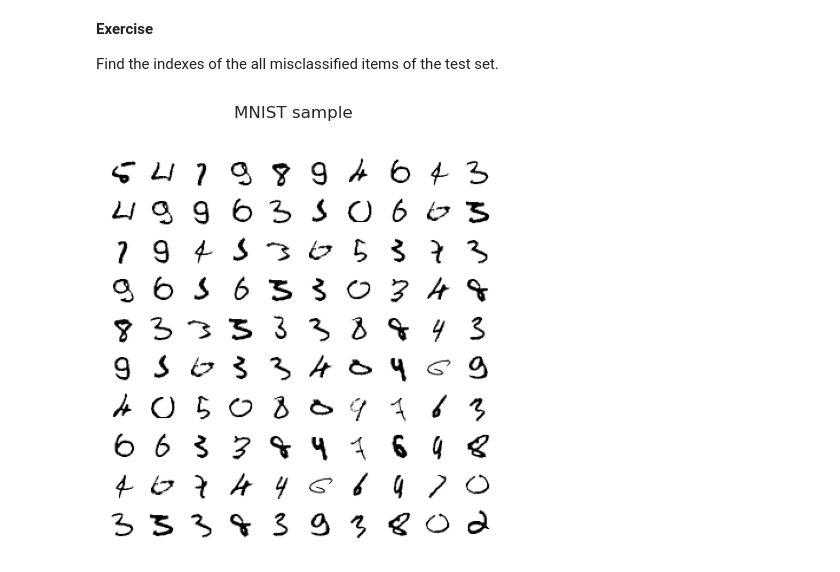
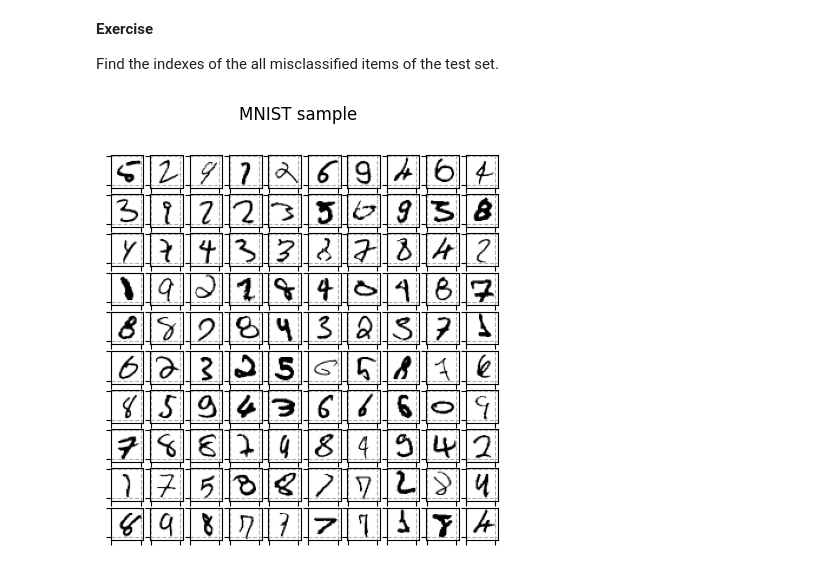
Before and after one commit to LUMC/EfDS, a Jupyter notebook: 13_ml/keras.ipynb, the cells around one changed output. Cells and saved outputs as stored; diff of their text form; code cells hidden in the pictures.

```diff
--- a/13_ml/keras.ipynb
+++ b/13_ml/keras.ipynb
@@ -125,5 +125,5 @@ for i in range(10):
         axes[i,j].grid('on', linestyle='--')
         axes[i,j].set_xticklabels([])
         axes[i,j].set_yticklabels([])
-        axes[i,j].imshow(x_train[(i+1)*(j+1)-1], cmap='Greys')
+        axes[i,j].imshow(x_train[10*i+j], cmap='Greys')
 # %% [output]
@@ -259,11 +298,11 @@ y_pred = np.array([np.argmax(p) for p in prediction])
 # %%
 fig, axes = plt.subplots(10,10,figsize=(5,5))
 fig.suptitle("MNIST sample")
 for i in range(10):
     for j in range(10):
         axes[i,j].grid('on', linestyle='--')
         axes[i,j].set_xticklabels([])
         axes[i,j].set_yticklabels([])
-        axes[i,j].imshow(x_test[failed[(i+1)*(j+1)-1]], cmap='Greys')
+        axes[i,j].imshow(x_test[failed[10*i+j]], cmap='Greys')
 # %% [output]
-[figure, old version]
+[figure, new version]
```
Also changed, not shown: parts of 9 cells of this notebook, 1 other file.
